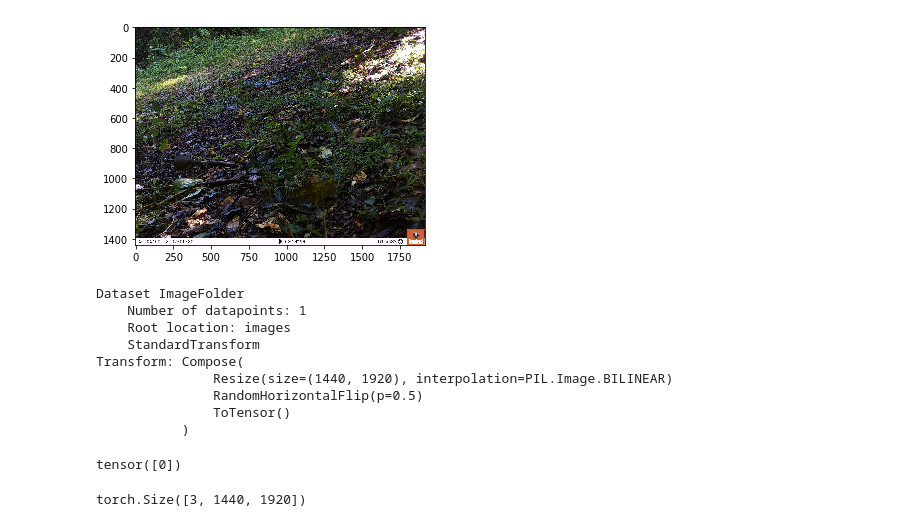
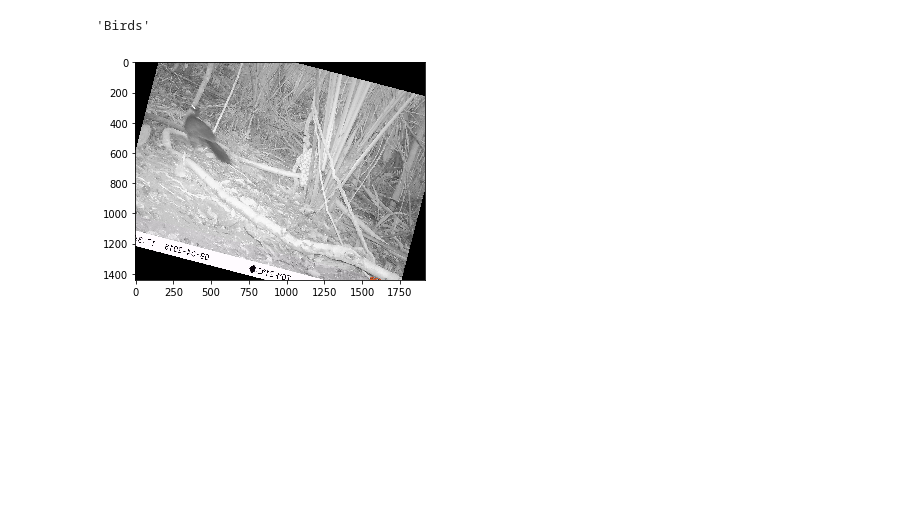
Before and after one commit to montecristo7/Animal-Classification, a Jupyter notebook: classification/Image_Preprocessing.ipynb, the cells around one changed output. Saved outputs shown, nothing was run; the diff lists cells and outputs as text; code cells hidden in the pictures; blank space fills up the shorter version.

```diff
--- a/classification/Image_Preprocessing.ipynb
+++ b/classification/Image_Preprocessing.ipynb
@@ -36,0 +24,2 @@ inputs, classes = next(it)
+# %%
+dataloader = Classification_Dataset(set_name='train', root_dir=base_dir)
@@ -37,21 +50,9 @@ inputs, classes = next(it)
+# %%
+dataloader[0][1]
+# %% [output]
+'Birds'
 # %%
-plt.imshow(torchvision.utils.make_grid(inputs).numpy().transpose([1,2,0]))
+plt.imshow(torchvision.utils.make_grid(dataloader[0][0]).numpy().transpose([1,2,0]))
 plt.show()
 # %% [output]
-[figure, old version]
+[figure, new version]
-# %%
-image_folder
-# %% [output]
-Dataset ImageFolder
-    Number of datapoints: 1
-    Root location: images
-    StandardTransform
-Transform: Compose(
-               Resize(size=(1440, 1920), interpolation=PIL.Image.BILINEAR)
-               RandomHorizontalFlip(p=0.5)
-               ToTensor()
-           )
-# %%
-classes.clas
-# %% [output]
-tensor([0])
@@ -60,4 +58,0 @@ out = torchvision.utils.make_grid(inputs)
-# %%
-out.shape
-# %% [output]
-torch.Size([3, 1440, 1920])
```
Also changed, not shown: parts of 11 cells of this notebook.
